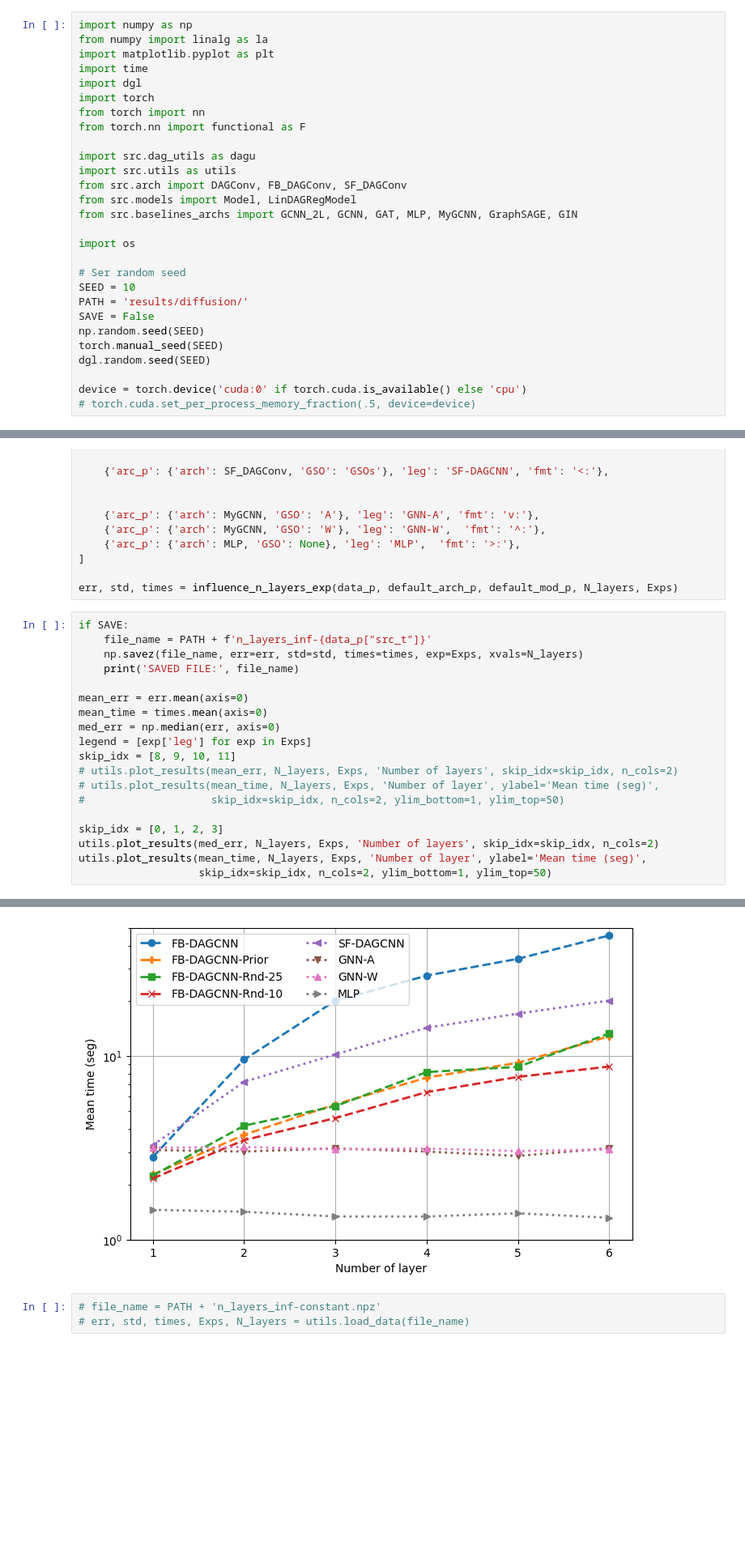
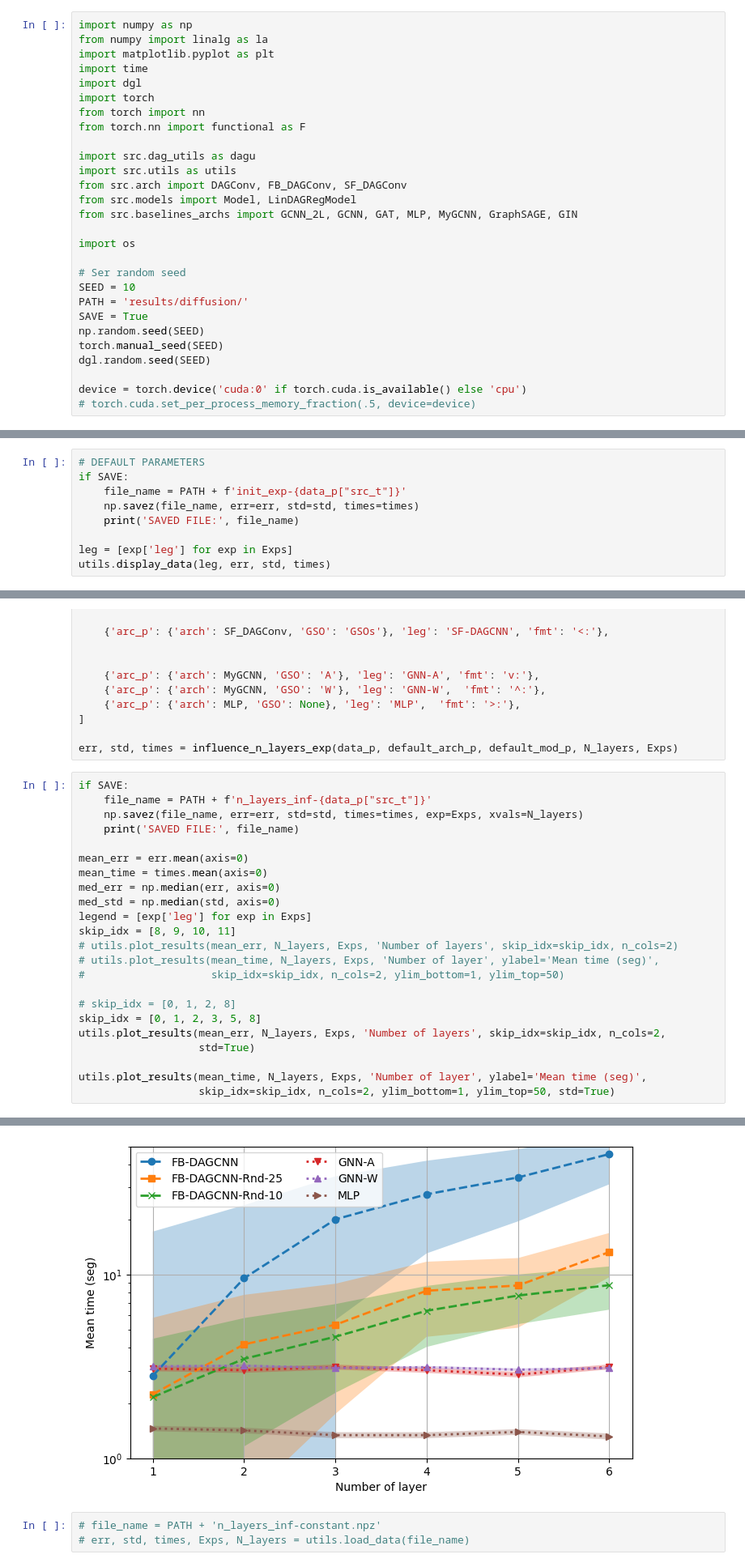
Before and after one commit to reysam93/dag_conv_nn, a Jupyter notebook: diffusion_learning.ipynb, the cells around one changed output, grey strips where cells are left out. Shown at 81% size. Cells and saved outputs as stored; diff of their text form; blank space fills up the shorter version.

```diff
--- a/diffusion_learning.ipynb
+++ b/diffusion_learning.ipynb
@@ -28,7 +28,7 @@ import os
 # Ser random seed
 SEED = 10
 PATH = 'results/diffusion/'
-SAVE = False
+SAVE = True
 np.random.seed(SEED)
 torch.manual_seed(SEED)
 dgl.random.seed(SEED)
@@ -215,0 +231,9 @@ WARNING: ZZ is not invertible
+# %%
+# DEFAULT PARAMETERS
+if SAVE:
+    file_name = PATH + f'init_exp-{data_p["src_t"]}'
+    np.savez(file_name, err=err, std=std, times=times)
+    print('SAVED FILE:', file_name)
+
+leg = [exp['leg'] for exp in Exps]
+utils.display_data(leg, err, std, times)
@@ -558,14 +601,18 @@ if SAVE:
 mean_err = err.mean(axis=0)
 mean_time = times.mean(axis=0)
 med_err = np.median(err, axis=0)
+med_std = np.median(std, axis=0)
 legend = [exp['leg'] for exp in Exps]
 skip_idx = [8, 9, 10, 11]
 # utils.plot_results(mean_err, N_layers, Exps, 'Number of layers', skip_idx=skip_idx, n_cols=2)
 # utils.plot_results(mean_time, N_layers, Exps, 'Number of layer', ylabel='Mean time (seg)',
 #                    skip_idx=skip_idx, n_cols=2, ylim_bottom=1, ylim_top=50)
 
-skip_idx = [0, 1, 2, 3]
-utils.plot_results(med_err, N_layers, Exps, 'Number of layers', skip_idx=skip_idx, n_cols=2)
+# skip_idx = [0, 1, 2, 8]
+skip_idx = [0, 1, 2, 3, 5, 8]
+utils.plot_results(mean_err, N_layers, Exps, 'Number of layers', skip_idx=skip_idx, n_cols=2,
+                   std=True)
+
 utils.plot_results(mean_time, N_layers, Exps, 'Number of layer', ylabel='Mean time (seg)',
-                   skip_idx=skip_idx, n_cols=2, ylim_bottom=1, ylim_top=50)
+                   skip_idx=skip_idx, n_cols=2, ylim_bottom=1, ylim_top=50, std=True)
 # %% [output]
@@ -573,4 +620,4 @@ utils.plot_results(mean_time, N_layers, Exps, 'Number of layer', ylabel='Mean ti
-[figure, old version]
+[figure, new version]
 # %%
 # file_name = PATH + 'n_layers_inf-constant.npz'
 # err, std, times, Exps, N_layers = utils.load_data(file_name)
```
Also changed, not shown: parts of 6 cells of this notebook, 2 other files.
